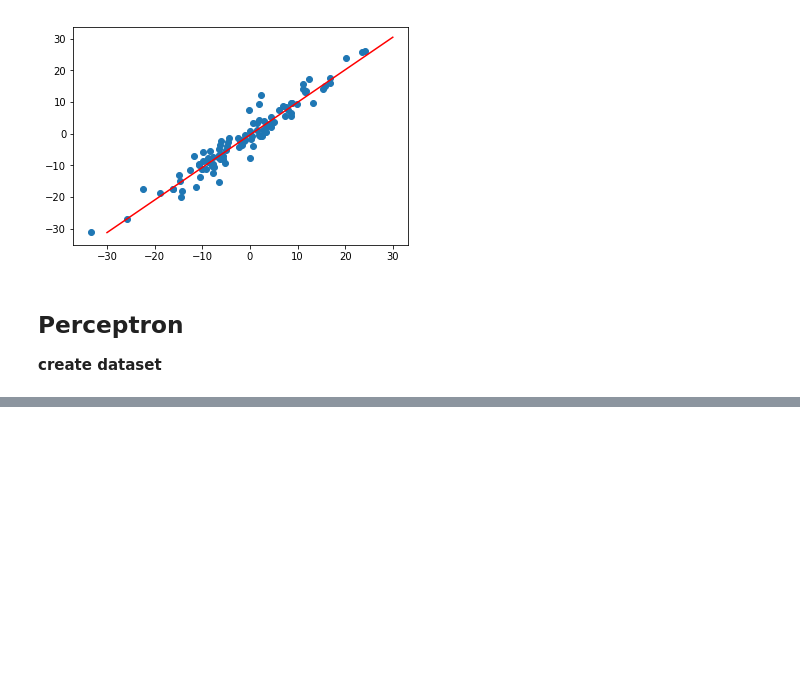
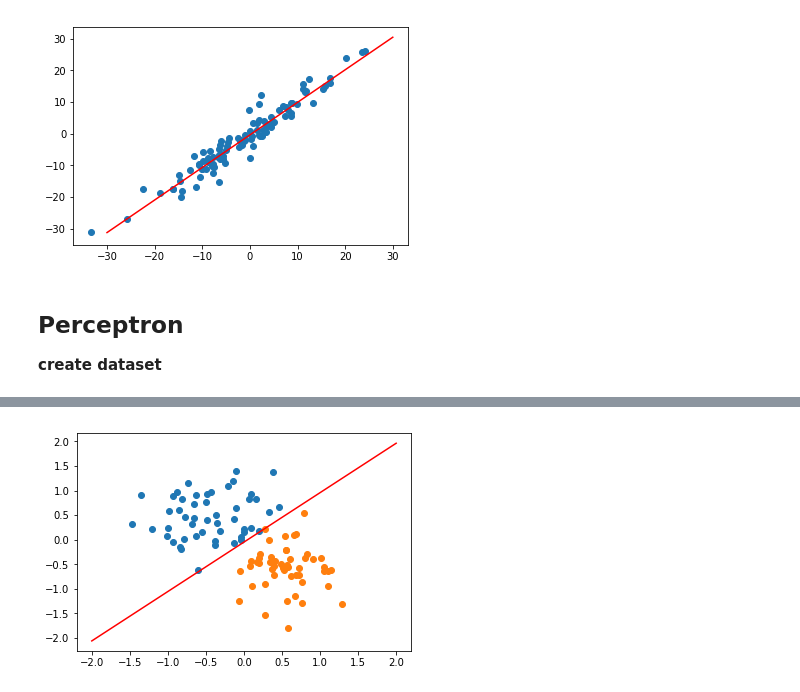
Before and after one commit to zvyag/PyTorch-for-Deep-Learning-and-Computer-Vision-Course-All-Codes-, a Jupyter notebook: pytorch_hello.ipynb, the cells around one changed output, grey strips where cells are left out. Cells and saved outputs as stored; diff of their text form; code cells hidden in the pictures; blank space fills up the shorter version.

```diff
--- a/pytorch_hello.ipynb
+++ b/pytorch_hello.ipynb
@@ -277,0 +346,4 @@ plt.scatter(X[y==1, 0], X[y==1, 1])
+# %%
+plot_fit("trained model")
+# %% [output]
+[figure, added]
```
Also changed, not shown: parts of 11 cells of this notebook.
